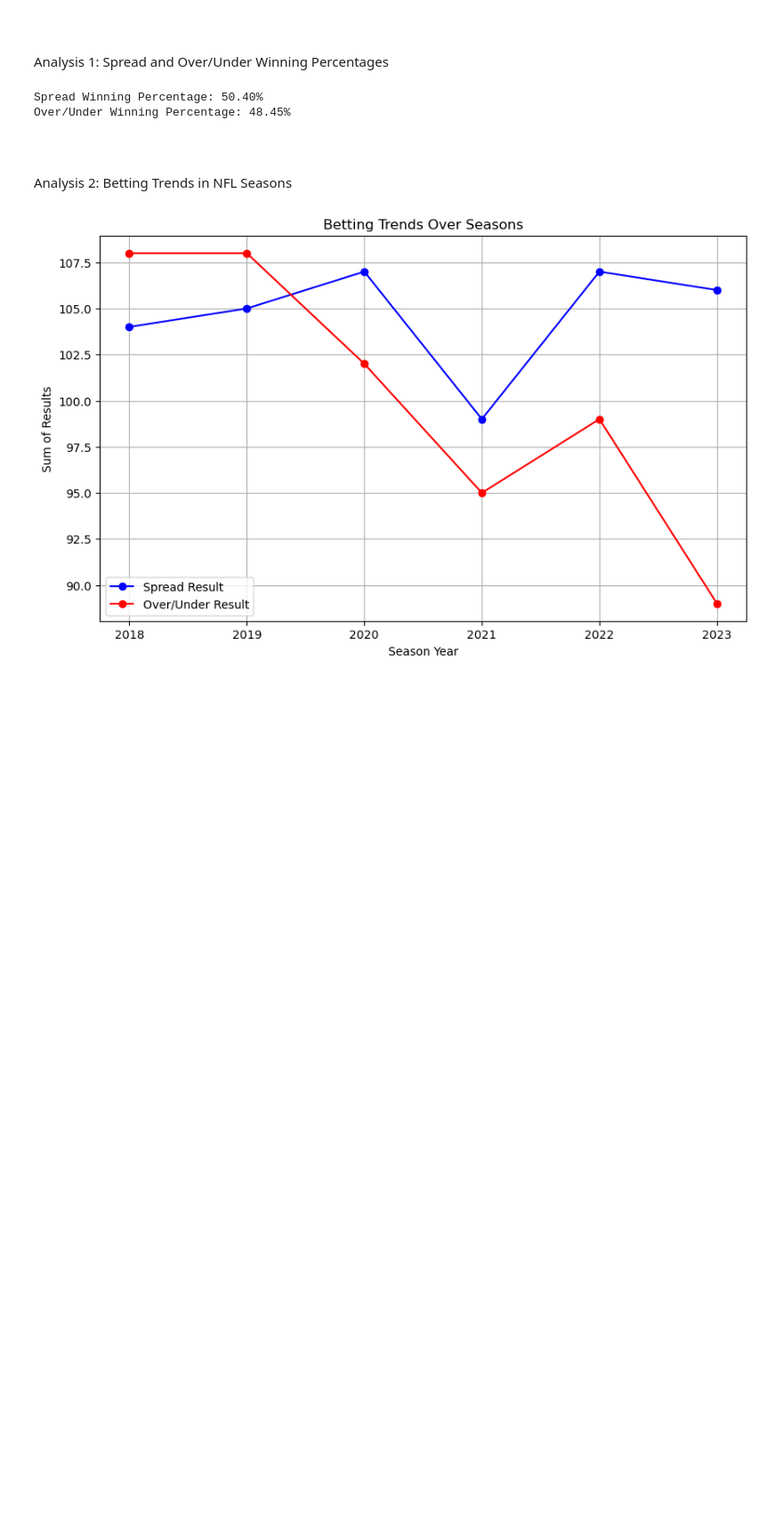
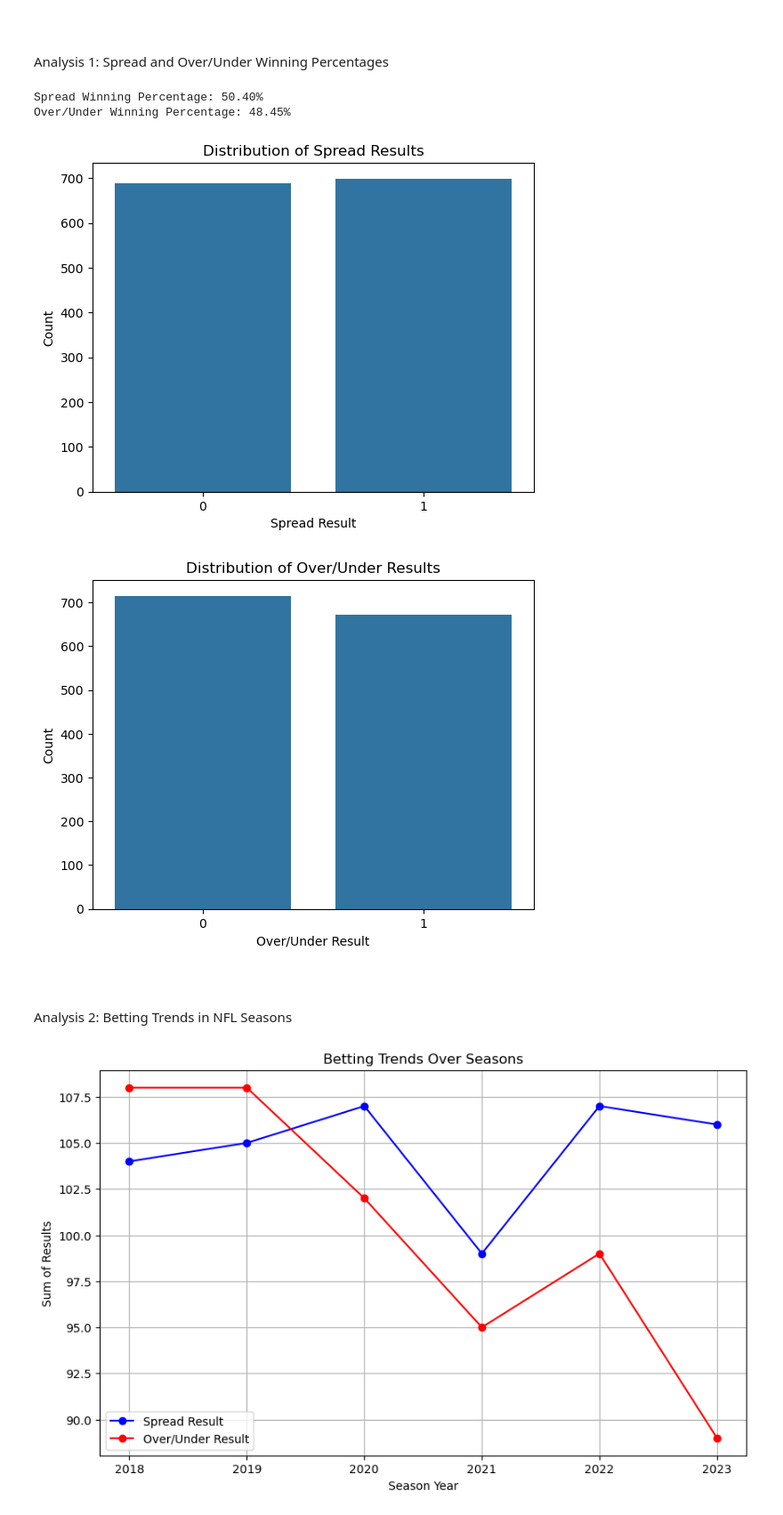
Before and after one commit to jakobm50/3250-project, a Jupyter notebook: code/notebooks/03_data_analysis.ipynb, the cells around one changed output. Shown at 89% size. Cells and saved outputs as stored; diff of their text form; code cells hidden in the pictures; blank space fills up the shorter version.

```diff
--- a/code/notebooks/03_data_analysis.ipynb
+++ b/code/notebooks/03_data_analysis.ipynb
@@ -98,6 +99,25 @@ print(f"Over/Under Winning Percentage: {over_under_win_percentage:.2f}%")
 # %% [output]
 Spread Winning Percentage: 50.40%
 Over/Under Winning Percentage: 48.45%
+# %%
+# Distribution of Spread Results
+spread_counts = nfl_data['spread_result'].value_counts()
+sns.barplot(x=spread_counts.index, y=spread_counts.values)
+plt.title("Distribution of Spread Results")
+plt.ylabel("Count")
+plt.xlabel("Spread Result")
+plt.show()
+
+# Distribution of Over/Under Results
+over_under_counts = nfl_data['over_under_result'].value_counts()
+sns.barplot(x=over_under_counts.index, y=over_under_counts.values)
+plt.title("Distribution of Over/Under Results")
+plt.ylabel("Count")
+plt.xlabel("Over/Under Result")
+plt.show()
+# %% [output]
+[figure, added]
+[figure, added]
 # %% [markdown]
 <br>
 # %% [markdown]
```
Also changed, not shown: parts of 2 cells of this notebook.
